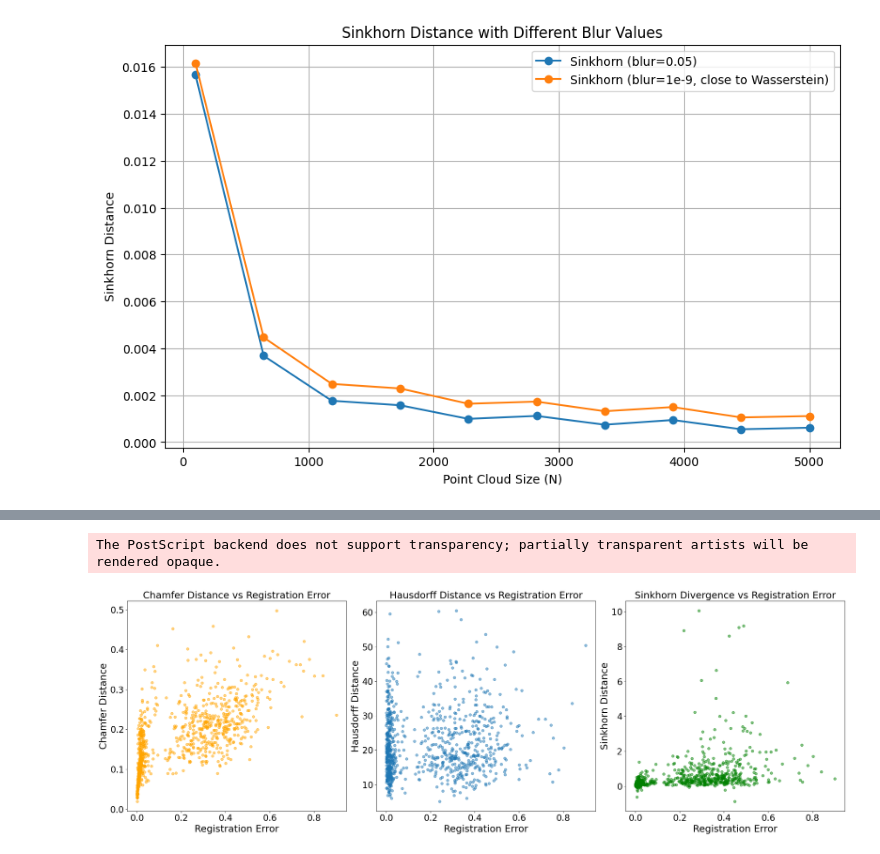
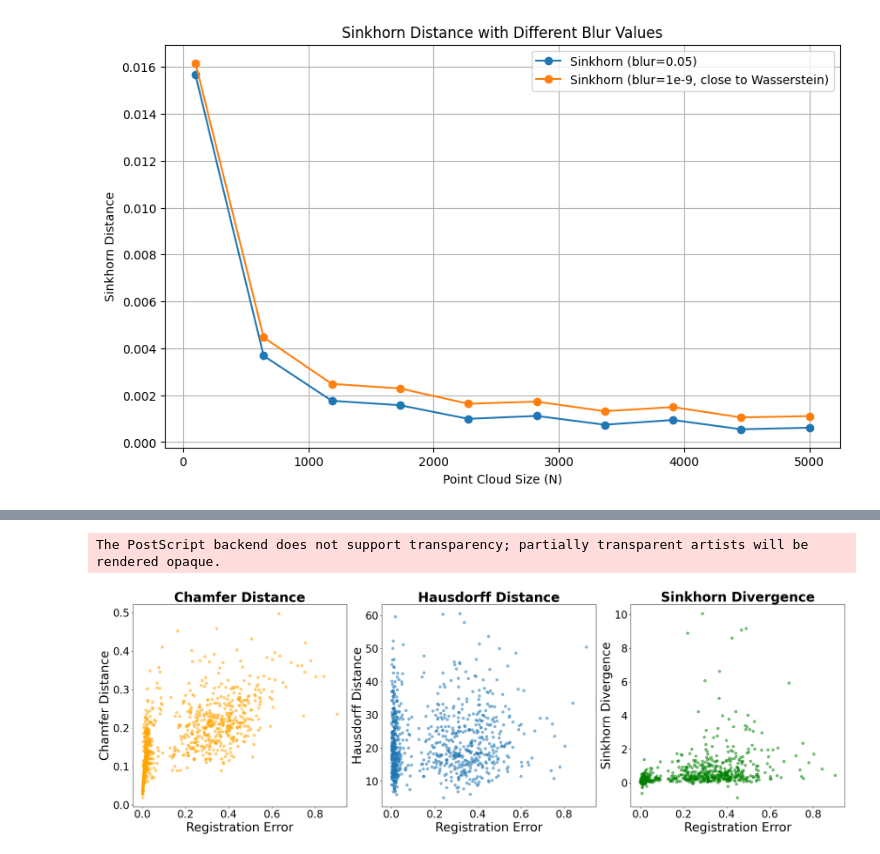
Before and after one commit to LudvigDillen/FACT_for_PCMC, a Jupyter notebook: misc/metrics.ipynb, the cells around one changed output, grey strips where cells are left out. Cells and saved outputs as stored; diff of their text form; code cells hidden in the pictures.

```diff
--- a/misc/metrics.ipynb
+++ b/misc/metrics.ipynb
@@ -229,7 +229,7 @@ gt_labels = data[:, 5].astype(int)  # Assuming GT values are integers
 # Creating a DataFrame
 df = pd.DataFrame({
     "Ground Truth Label": gt_labels,
-    "Point Transformation Error": reg_error,
+    "Registration Error": reg_error,
     "Chamfer Distance": chamfer_distances,
     "Hausdorff Distance": hausdorff_distances,
     "Sinkhorn Divergence": sinkhorn_distances_0_05,
@@ -240,7 +240,7 @@ class_counts = df["Ground Truth Label"].value_counts().sort_index()
 
 
 # Define the list of metrics for plotting#
-metrics = ["Point Transformation Error", "Chamfer Distance", "Hausdorff Distance", "Sinkhorn Divergence", "Sinkhorn_Distance_1e-9"]
+metrics = ["Registration Error", "Chamfer Distance", "Hausdorff Distance", "Sinkhorn Divergence", "Sinkhorn_Distance_1e-9"]
 metrics = [metric for metric in metrics if metric in df.columns]
 
 # for metric in metrics:
@@ -252,7 +252,7 @@ directory = "/home/lu2277di/Projects/FACT/images/classification/PointTransformer
 
 # Plotting each metric as a box plot by GT_Label
 for j in range(2):
-    plt.figure(figsize=(15, 10))
+    plt.figure(figsize=(20, 20))
     for i, metric in enumerate(metrics, 1):
         plt.subplot(3, 2, i)  # Adjusting to fit all metrics in a grid
         if j == 0:
@@ -268,20 +268,20 @@ for j in range(2):
         #              ha='center', va='bottom', fontweight='bold', fontsize=10, color="black")
 
 
-        plt.title(f'{metric} by Ground Truth Label', fontsize=16)
-        plt.xlabel('Ground Truth Label', fontsize=14)
-        plt.ylabel(metric, fontsize=14)
-        plt.xticks(fontsize=14)
-        plt.yticks(fontsize=14)
+        plt.title(f'{metric}', fontsize=26, fontweight='bold')
+        plt.xlabel('Ground Truth Label', fontsize=22)
+        plt.ylabel(metric, fontsize=22)
+        plt.xticks(fontsize=18)
+        plt.yticks(fontsize=18)
         plt.grid()
 
 
-    plt.subplots_adjust(wspace=0.2, hspace=0.5)  # Adjust wspace and hspace as needed
+    plt.subplots_adjust(wspace=0.2, hspace=0.4)  # Adjust wspace and hspace as needed
 
     # Save the figure in both .eps and .jpg formats
-    filename = f"{directory}/{plot_type}_with_outliers_and_class_counts"
-    plt.savefig(f"{filename}.eps", format="eps")
-    plt.savefig(f"{filename}.jpg", format="jpg", dpi=300)  # Use dpi=300 for high quality
+    filename = f"{directory}/{plot_type}_with_outliers_bold_title_v5"
+    #plt.savefig(f"{filename}.eps", format="eps")
+    #plt.savefig(f"{filename}.jpg", format="jpg", dpi=300)  # Use dpi=300 for high quality
 
 
 
@@ -355,47 +355,47 @@ reg_error_in = reg_error.flatten()
 # axs[2].set_ylabel("Sinkhorn Distance")
 
 # Set the font sizes
-title_fontsize = 22
-label_fontsize = 22
-tick_fontsize = 20
+title_fontsize = 30
+label_fontsize = 28
+tick_fontsize = 24
 
 # Plot Hausdorff distance vs. registration error
 axs[1].scatter(reg_error_in, hausdorff_distances.flatten(), alpha=0.5)
-axs[1].set_title("Hausdorff Distance vs Registration Error", fontsize=title_fontsize)
+axs[1].set_title("Hausdorff Distance", fontsize=title_fontsize, weight='bold')
 axs[1].set_xlabel("Registration Error", fontsize=label_fontsize)
 axs[1].set_ylabel("Hausdorff Distance", fontsize=label_fontsize)
 axs[1].tick_params(axis='both', which='major', labelsize=tick_fontsize)
 
 # Plot Chamfer distance vs. registration error
 axs[0].scatter(reg_error_in, chamfer_distances.flatten(), alpha=0.5, color='orange')
-axs[0].set_title("Chamfer Distance vs Registration Error", fontsize=title_fontsize)
+axs[0].set_title("Chamfer Distance", fontsize=title_fontsize, weight='bold')
 axs[0].set_xlabel("Registration Error", fontsize=label_fontsize)
 axs[0].set_ylabel("Chamfer Distance", fontsize=label_fontsize)
 axs[0].tick_params(axis='both', which='major', labelsize=tick_fontsize)
 
 # Plot Sinkhorn distance (blur=0.05) vs. registration error
 axs[2].scatter(reg_error_in, sinkhorn_distances_0_05.flatten(), alpha=0.5, color='green')
-axs[2].set_title("Sinkhorn Divergence vs Registration Error", fontsize=title_fontsize)
+axs[2].set_title("Sinkhorn Divergence", fontsize=title_fontsize, weight='bold')
 axs[2].set_xlabel("Registration Error", fontsize=label_fontsize)
-axs[2].set_ylabel("Sinkhorn Distance", fontsize=label_fontsize)
+axs[2].set_ylabel("Sinkhorn Divergence", fontsize=label_fontsize)
 axs[2].tick_params(axis='both', which='major', labelsize=tick_fontsize)
 
 
 
 # Adjust layout
 plt.tight_layout()
 
 
 
 directory = "/home/lu2277di/Projects/FACT/images/classification/PointTransformer/metrics_vs_gt_class/"
-file_name = f"metrics_vs_registration_error_scatter_plots"
+file_name = f"metrics_vs_registration_error_scatter_plots_bold_font_v3"
 
-# Save the figure to an .eps file
+# # Save the figure to an .eps file
 fig.savefig(f"{directory}/{file_name}.eps", format="eps", bbox_inches='tight')
-# Save the figure to an .jpg file
+# # Save the figure to an .jpg file
 fig.savefig(f"{directory}/{file_name}.jpg", format="jpg", bbox_inches='tight')
 
 plt.show()
 # %% [output]
 The PostScript backend does not support transparency; partially transparent artists will be rendered opaque.
-[figure, old version]
+[figure, new version]
```
Also changed, not shown: parts of 1 cell of this notebook, 1 other file.
